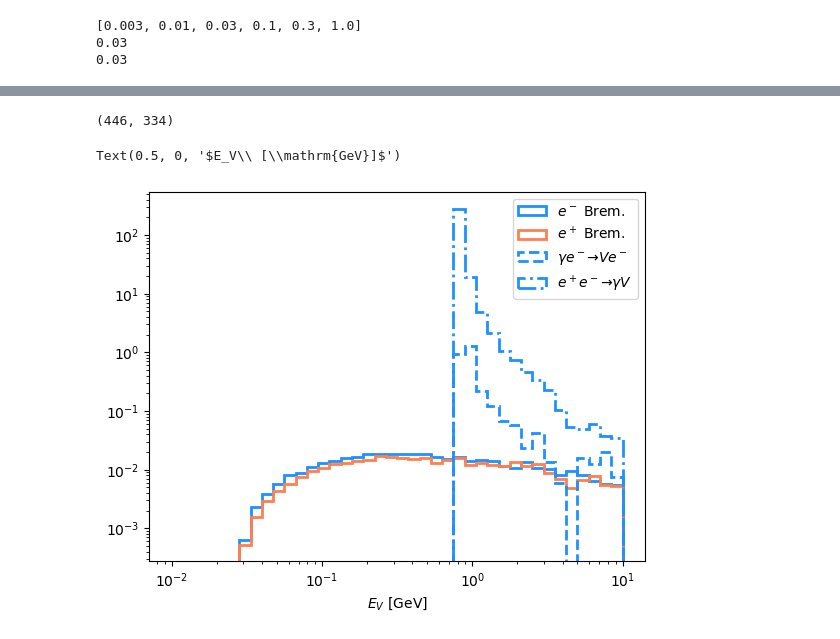
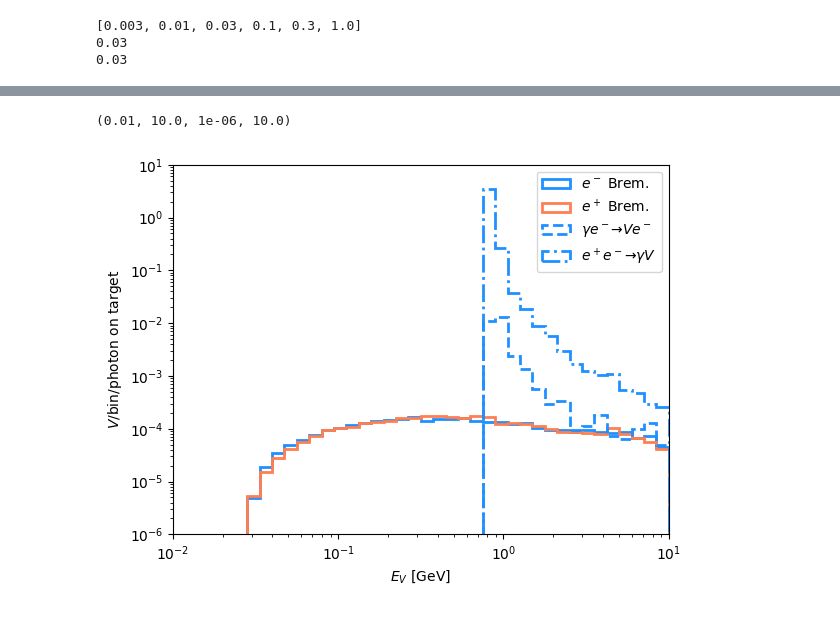
Before and after one commit to kjkellyphys/PETITE, a Jupyter notebook: examples/dark_shower.ipynb, the cells around one changed output, grey strips where cells are left out. Saved outputs shown, nothing was run; the diff lists cells and outputs as text; code cells hidden in the pictures.

```diff
--- a/examples/dark_shower.ipynb
+++ b/examples/dark_shower.ipynb
@@ -115,2 +104,0 @@ list(sGraphite.draw_dark_sample(20.0, 50, "DarkBrem"))
-# %%
-p0 = pickle.load(open(PETITE_home_dir+dictionary_dir+"/dark_xsec.pkl", "rb"))[sGraphite._mV_estimator]['DarkBrem']['graphite']
@@ -179,17 +132,20 @@ sGraphite._minimum_calculable_dark_energy
+# %%
+Energies, Weights, particles = {}, {}, {}
+parent_pid_options = [11, -11, 22]
+for pr in dark_process_codes:
+    Energies[pr] = {}
+    Weights[pr] = {}
+    particles[pr] = {}
+    for pid in parent_pid_options:
+        Energies[pr][pid] = []
+        Weights[pr][pid] = []
+        particles[pr][pid] = []
 # %%
-Energies, Weights = {}, {}
-parent_pid_options = [11, -11, 22]
-for pr in dark_process_codes:
-    Energies[pr] = {}
-    Weights[pr] = {}
-    for pid in parent_pid_options:
-        Energies[pr][pid] = []
-        Weights[pr][pid] = []
-
-for kk in tqdm(range(100)):
+n_photons_on_target = 100
+for kk in tqdm(range(n_photons_on_target)):
     p0 = [10, 0, 0, 10]
     r0 = [0, 0, 0]
-    pdict = {"PID":22}
+    pdict = {"PID":22, "weight":1.0/n_photons_on_target}
     part0 = Particle(p0, r0, pdict)
     s0SM = sGraphite.generate_shower(part0)
     s0BSM = sGraphite.generate_dark_shower(ExDir=list(s0SM));
@@ -199,7 +155,4 @@ for kk in tqdm(range(100)):
 
         Energies[genprocess][parent_pid].append(p0.get_p0()[0])
         Weights[genprocess][parent_pid].append(p0.get_ids()["weight"])
+        particles[genprocess][parent_pid].append(p0)
-# %%
-len(s0SM), len(s0BSM[1])
-# %% [output]
-(446, 334)
@@ -211,12 +159,14 @@ def bin_width(energy, bins=log_bins_0):
 # %%
 plt.hist(Energies['DarkBrem'][11], weights=Weights['DarkBrem'][11], bins=np.logspace(-2, 1, 41), histtype='step', lw=2, color='dodgerblue', label=r"$e^-\ \mathrm{Brem.}$")
 plt.hist(Energies['DarkBrem'][-11], weights=Weights['DarkBrem'][-11], bins=np.logspace(-2, 1, 41), histtype='step', lw=2, color='coral', label=r"$e^+\ \mathrm{Brem.}$")
 plt.hist(Energies['DarkComp'][22], weights=Weights['DarkComp'][22], bins=np.logspace(-2, 1, 41), histtype='step', lw=2, ls='--', color='dodgerblue', label=r"$\gamma e^- \to V e^-$")
 plt.hist(Energies['DarkAnn'][-11], weights=Weights['DarkAnn'][-11], bins=np.logspace(-2, 1, 41), histtype='step', lw=2, ls='-.', color='dodgerblue', label=r"$e^+ e^- \to \gamma V$")
 plt.legend(loc='best')
 plt.gca().set_xscale('log')
 plt.gca().set_yscale('log')
 plt.gca().set_xlabel(r"$E_V\ [\mathrm{GeV}]$")
+plt.gca().set_ylabel(r"$V/\mathrm{bin}/\mathrm{photon\ on\ target}$")
+plt.gca().axis([0.01, 10, 1e-6, 10])
 # %% [output]
-Text(0.5, 0, '$E_V\\ [\\mathrm{GeV}]$')
+(0.01, 10.0, 1e-06, 10.0)
-[figure, old version]
+[figure, new version]
```
Also changed, not shown: parts of 28 cells of this notebook, 3 other files.
